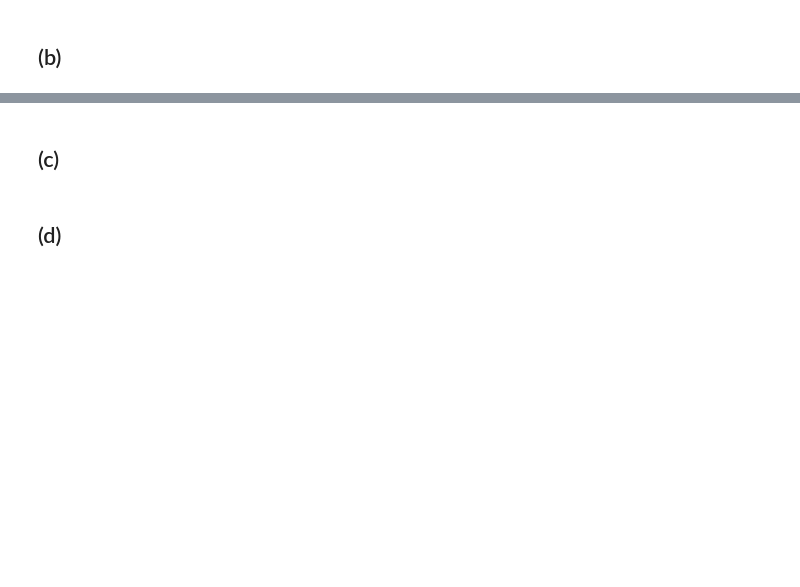
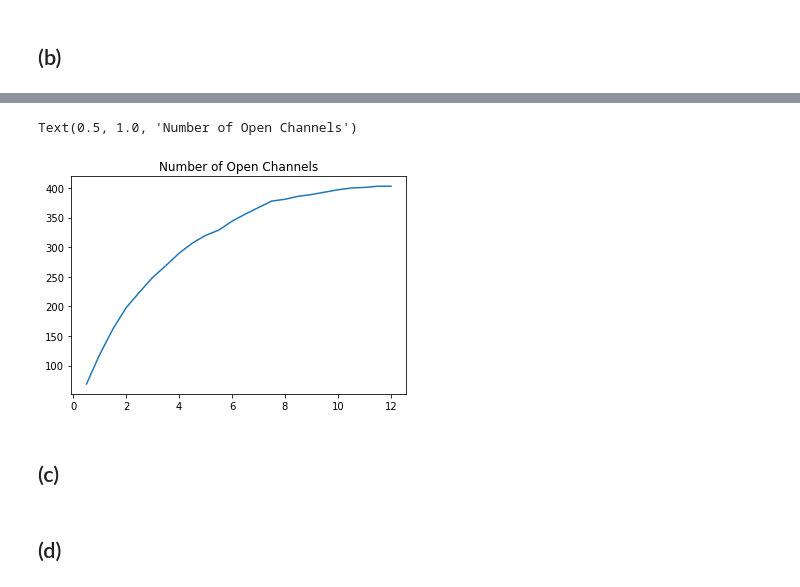
Before and after one commit to HWolf08/biophysics, a Jupyter notebook: week-07/problem-10.2.ipynb, the cells around one changed output, grey strips where cells are left out. Cells and saved outputs as stored; diff of their text form; code cells hidden in the pictures; blank space fills up the shorter version.

```diff
--- a/week-07/problem-10.2.ipynb
+++ b/week-07/problem-10.2.ipynb
@@ -19,2 +49,9 @@ from scipy.integrate import quad
+# %%
+plt.figure()
+plt.plot(sections, chan_open)
+plt.title('Number of Open Channels')
+# %% [output]
+Text(0.5, 1.0, 'Number of Open Channels')
+[figure, added]
 # %% [markdown]
 ## (c)
```
Also changed, not shown: parts of 8 cells of this notebook, 2 other files.
